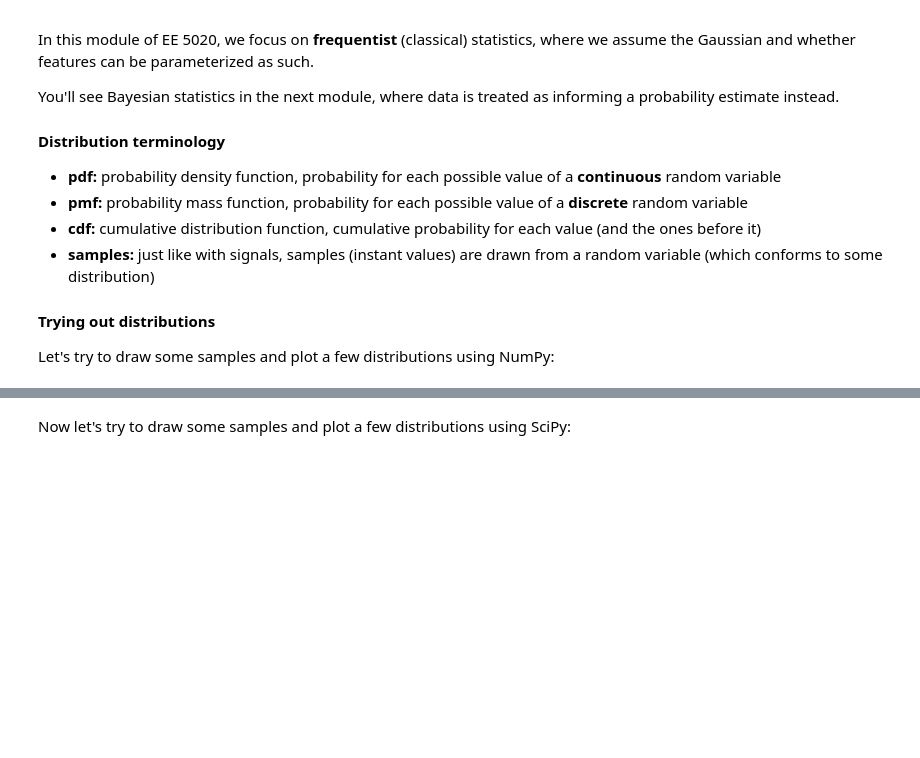
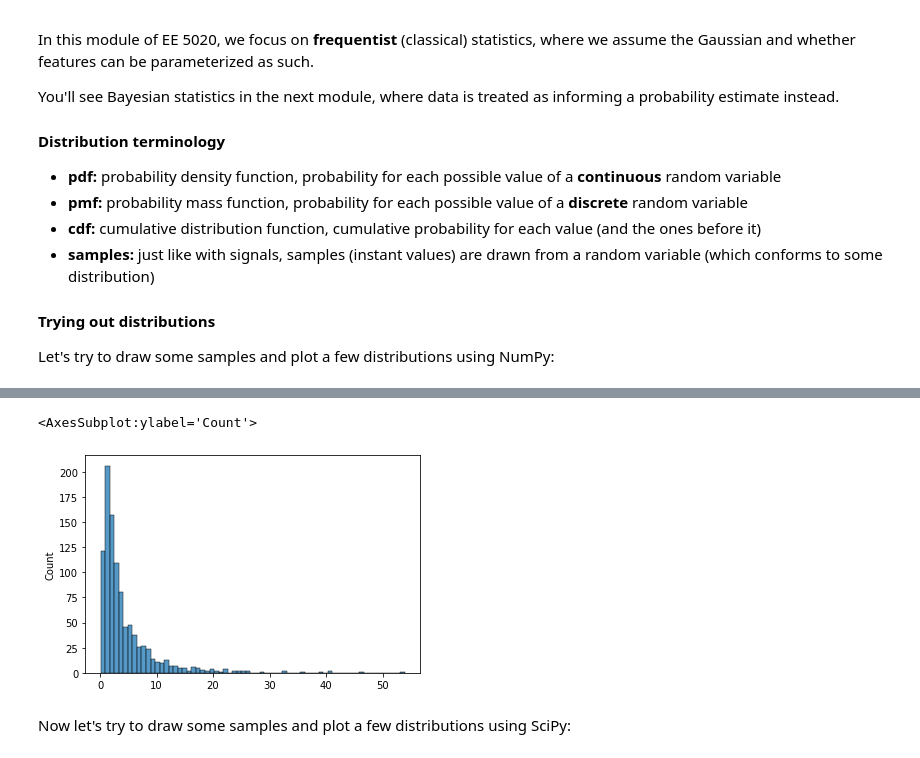
Before and after one commit to curtywang/ee5020-notes-fa22, a Jupyter notebook: day04_soln/analysis_modeling_dists.ipynb, the cells around one changed output, grey strips where cells are left out. Drawn from its saved outputs; the diff is of its cells as text; code cells hidden in the pictures; blank space fills up the shorter version.

```diff
--- a/day04_soln/analysis_modeling_dists.ipynb
+++ b/day04_soln/analysis_modeling_dists.ipynb
@@ -38,2 +54,8 @@ Let's try to draw some samples and plot a few distributions using NumPy:
+# %%
+lognormal_sample = the_rng.lognormal(mean=1.0, sigma=1.0, size=1000)
+sns.histplot(data=lognormal_sample)
+# %% [output]
+<AxesSubplot:ylabel='Count'>
+[figure, added]
 # %% [markdown]
 Now let's try to draw some samples and plot a few distributions using SciPy:
```
Also changed, not shown: parts of 21 cells of this notebook, 2 other files.
